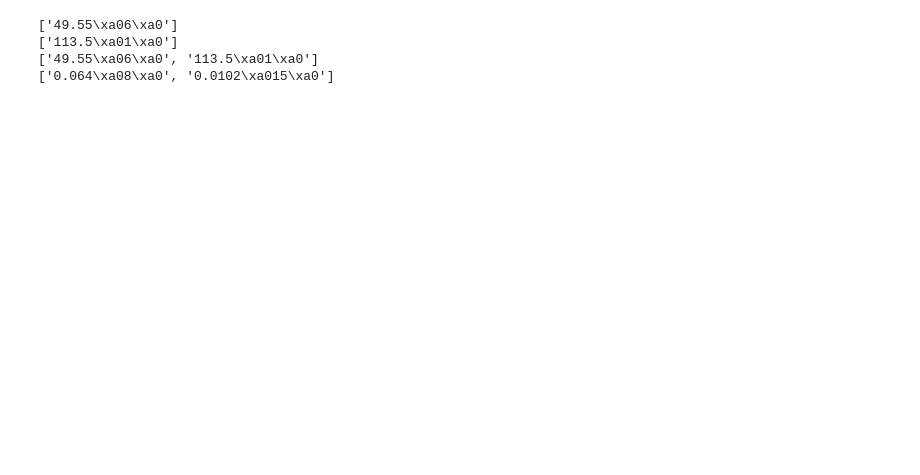
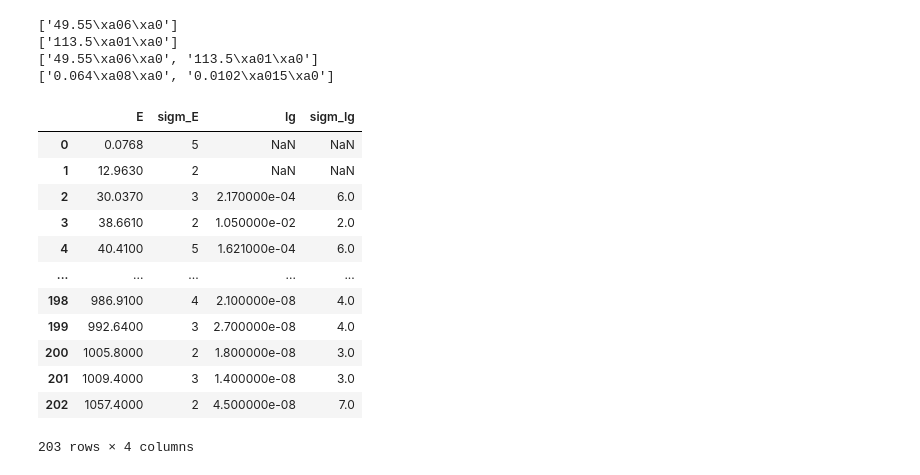
Before and after one commit to rzehumat/HPGeResAnalyzer, a Jupyter notebook: getIg.ipynb, the cells around one changed output. Saved outputs shown, nothing was run; the diff lists cells and outputs as text; code cells hidden in the pictures; blank space fills up the shorter version.

```diff
--- a/getIg.ipynb
+++ b/getIg.ipynb
@@ -202,6 +210,24 @@ print(gamma_i_list)
 ['113.5\xa01\xa0']
 ['49.55\xa06\xa0', '113.5\xa01\xa0']
 ['0.064\xa08\xa0', '0.0102\xa015\xa0']
+# %%
+df = pd.read_csv("ig_db/239Pu.csv", index_col=0)
+# %%
+df
+# %% [output]
+|  | E | sigm_E | Ig | sigm_Ig |
+| 0 | 0.0768 | 5 | NaN | NaN |
+| 1 | 12.9630 | 2 | NaN | NaN |
+| 2 | 30.0370 | 3 | 2.170000e-04 | 6.0 |
+| 3 | 38.6610 | 2 | 1.050000e-02 | 2.0 |
+| 4 | 40.4100 | 5 | 1.621000e-04 | 6.0 |
+| ... | ... | ... | ... | ... |
+| 198 | 986.9100 | 4 | 2.100000e-08 | 4.0 |
+| 199 | 992.6400 | 3 | 2.700000e-08 | 4.0 |
+| 200 | 1005.8000 | 2 | 1.800000e-08 | 3.0 |
+| 201 | 1009.4000 | 3 | 1.400000e-08 | 3.0 |
+| 202 | 1057.4000 | 2 | 4.500000e-08 | 7.0 |
+203 rows × 4 columns
 # %%
 append_Igamma_dir("parsed_reports")
 # %% [output]
```
Also changed, not shown: parts of 2 cells of this notebook.
